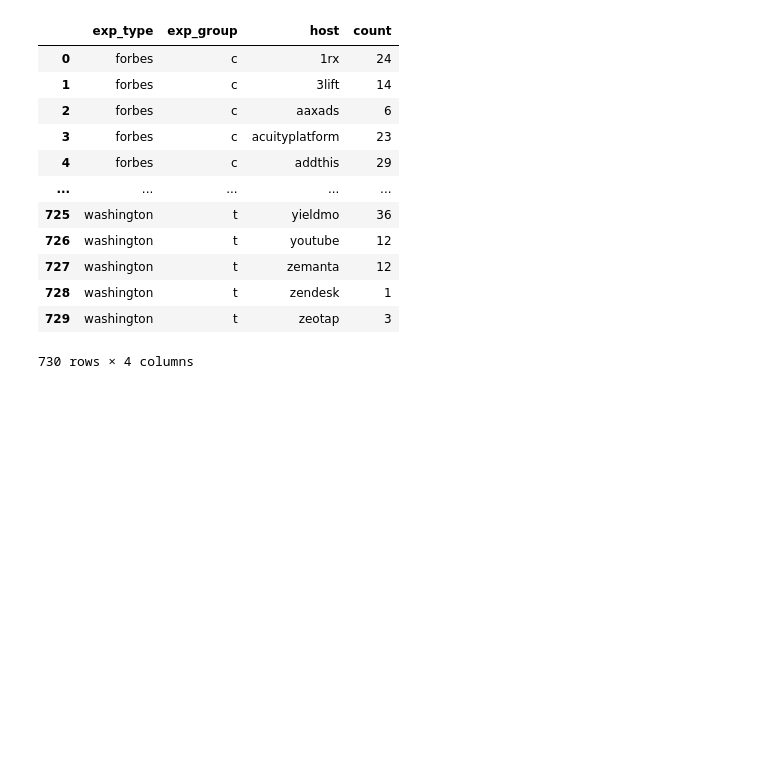
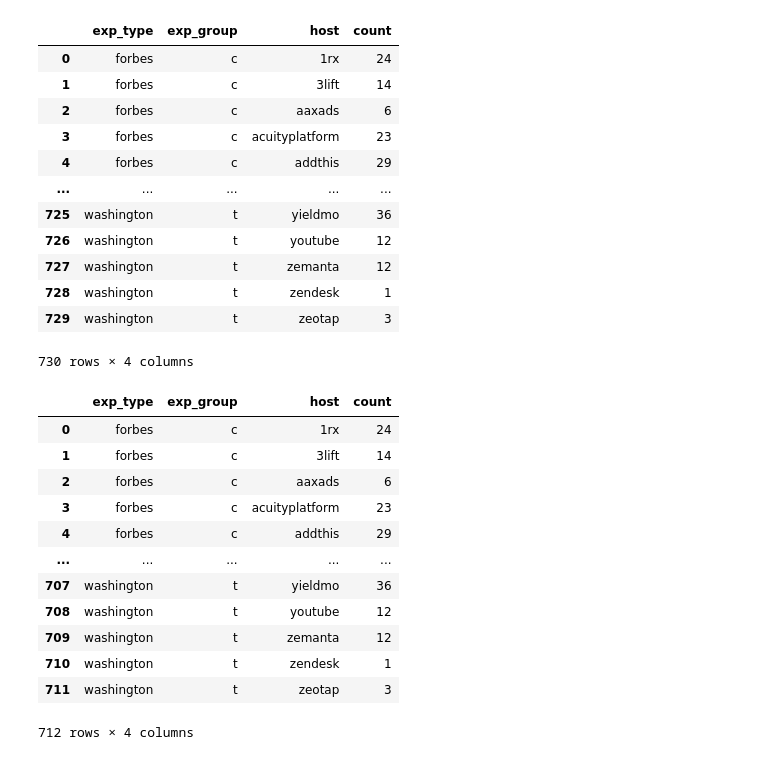
Before and after one commit to Sprinkle612/Cornell-Tech-Spec-Privacy-Fall2020, a Jupyter notebook: distinct_cookies-explore.ipynb, the cells around one changed output. Cells and saved outputs as stored; diff of their text form; code cells hidden in the pictures; blank space fills up the shorter version.

```diff
--- a/distinct_cookies-explore.ipynb
+++ b/distinct_cookies-explore.ipynb
@@ -35,4 +35,21 @@ cookies_count
 | 728 | washington | t | zendesk | 1 |
 | 729 | washington | t | zeotap | 3 |
 730 rows × 4 columns
+# %%
+cookies_tp_groupby = cookies[cookies.is_third_party].groupby(['exp_type','exp_group', 'host']).size().reset_index(name='count')
+cookies_tp_groupby
+# %% [output]
+|  | exp_type | exp_group | host | count |
+| 0 | forbes | c | 1rx | 24 |
+| 1 | forbes | c | 3lift | 14 |
+| 2 | forbes | c | aaxads | 6 |
+| 3 | forbes | c | acuityplatform | 23 |
+| 4 | forbes | c | addthis | 29 |
+| ... | ... | ... | ... | ... |
+| 707 | washington | t | yieldmo | 36 |
+| 708 | washington | t | youtube | 12 |
+| 709 | washington | t | zemanta | 12 |
+| 710 | washington | t | zendesk | 1 |
+| 711 | washington | t | zeotap | 3 |
+712 rows × 4 columns
 # %%
```
Also changed, not shown: parts of 24 cells of this notebook, 3 other files.
